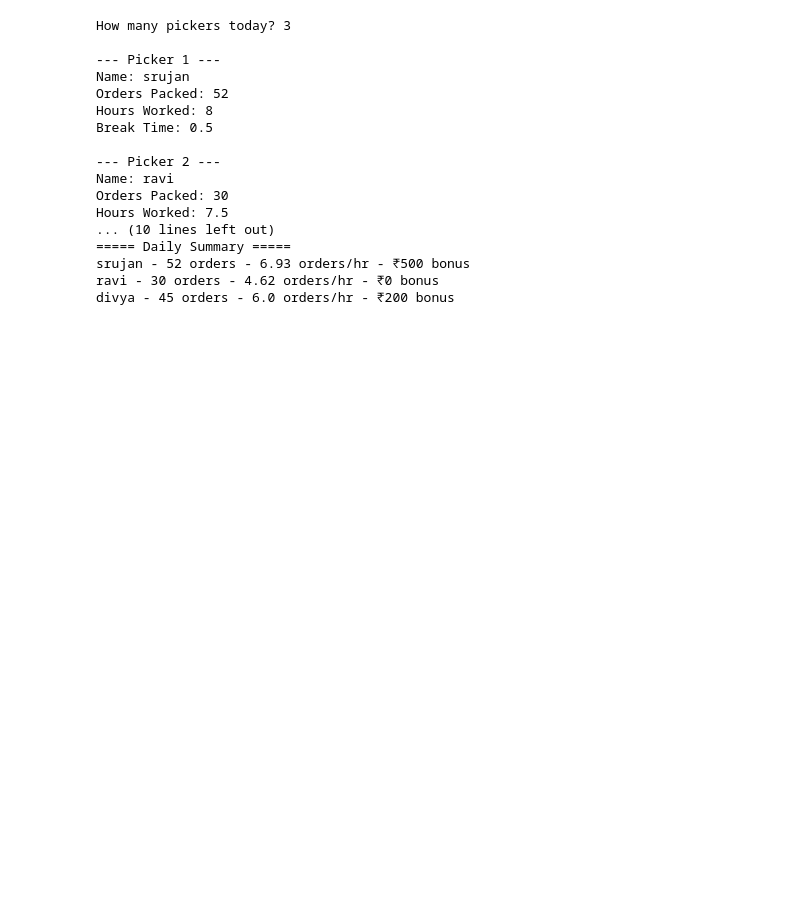
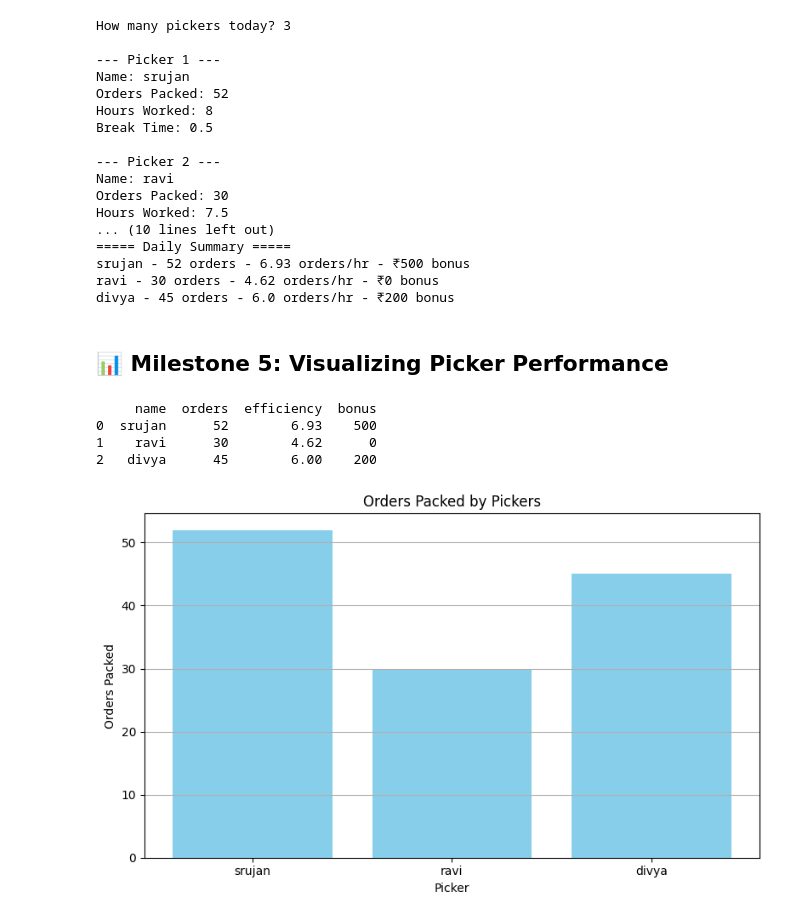
Before and after one commit to srujan-jagadeesh/quickcommerce-efficiency-tracker, a Jupyter notebook: QuickCommerce_Picker_Tracker.ipynb, the cells around one changed output. Drawn from its saved outputs; the diff is of its cells as text; code cells hidden in the pictures; blank space fills up the shorter version.

Commit message:
Add Milestone 5: charts and updated notebook

```diff
--- a/QuickCommerce_Picker_Tracker.ipynb
+++ b/QuickCommerce_Picker_Tracker.ipynb
@@ -66,3 +66,32 @@ Hours Worked: 7.5
 srujan - 52 orders - 6.93 orders/hr - ₹500 bonus
 ravi - 30 orders - 4.62 orders/hr - ₹0 bonus
 divya - 45 orders - 6.0 orders/hr - ₹200 bonus
+# %% [markdown]
+## 📊 Milestone 5: Visualizing Picker Performance
+# %%
+import pandas as pd
+import matplotlib.pyplot as plt
+
+# Load picker_report.csv
+df = pd.read_csv("picker_report.csv")
+
+# View the data
+print(df)
+# %% [output]
+     name  orders  efficiency  bonus
+0  srujan      52        6.93    500
+1    ravi      30        4.62      0
+2   divya      45        6.00    200
+# %%
+# Bar chart - Orders Packed per Picker
+plt.figure(figsize=(8, 5))
+plt.bar(df["name"], df["orders"], color="skyblue")
+plt.title("Orders Packed by Pickers")
+plt.xlabel("Picker")
+plt.ylabel("Orders Packed")
+plt.grid(axis='y')
+plt.tight_layout()
+plt.savefig("orders_bar_chart.png")
+plt.show()
+# %% [output]
+[figure, added]
```
Also changed, not shown: parts of 1 cell of this notebook.
